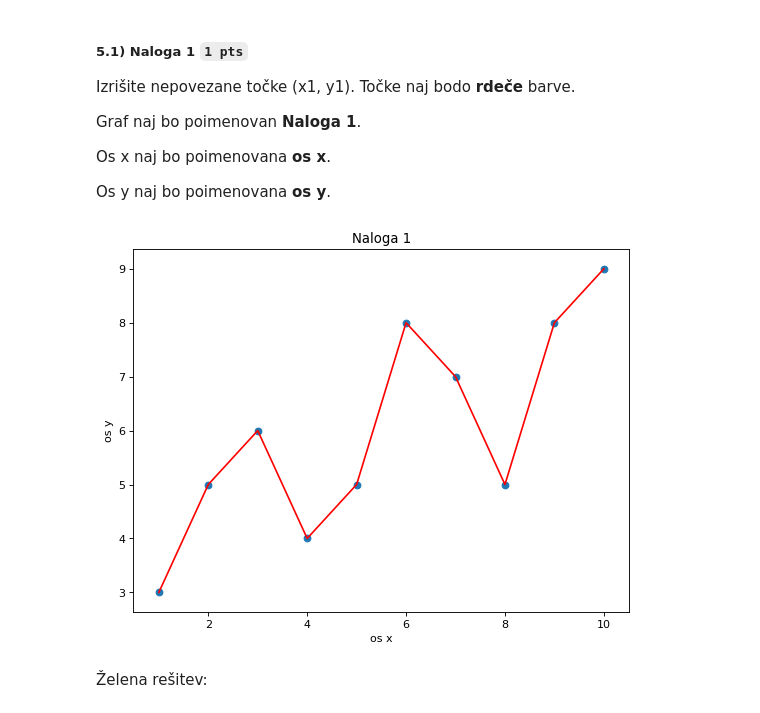
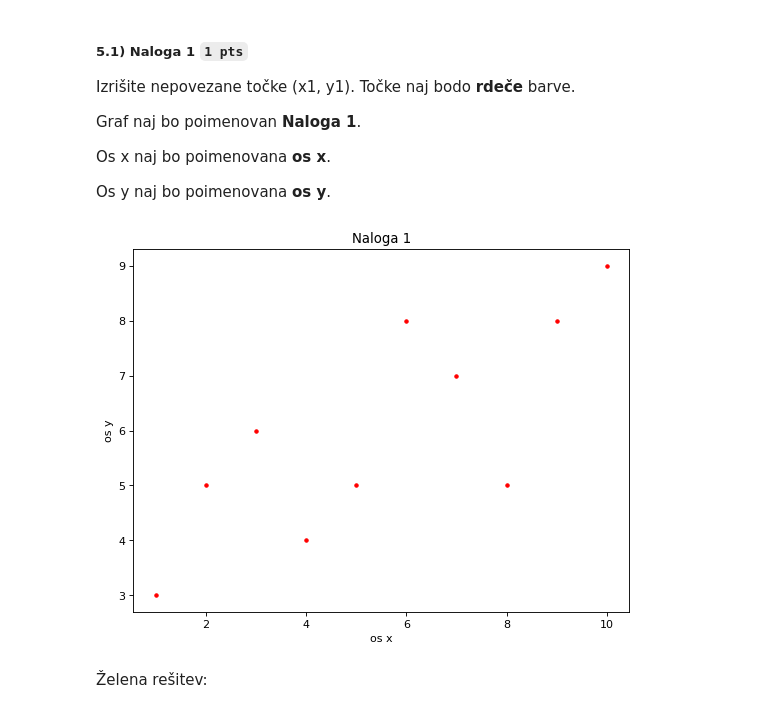
Before and after one commit to klapuh/python_analitika_tecaj, a Jupyter notebook: izpit_05_05_2019/IZPIT_TEORIJA_KATJA_LAPUH.ipynb, the cells around one changed output. Cells and saved outputs as stored; diff of their text form; code cells hidden in the pictures.

```diff
--- a/izpit_05_05_2019/IZPIT_TEORIJA_KATJA_LAPUH.ipynb
+++ b/izpit_05_05_2019/IZPIT_TEORIJA_KATJA_LAPUH.ipynb
@@ -542,16 +537,16 @@ Os y naj bo poimenovana **os y**.
 # %%
 plt.figure(figsize=(8,6), dpi=80)
 
-plt.plot(x1, y1, c='red')
+plt.plot(x1, y1,'.', c='red')
 
 plt.xlabel('os x')
 plt.ylabel('os y')
 
-plt.scatter(x1,y1)
+
 plt.title('Naloga 1')
 plt.show()
 # %% [output]
-[figure, old version]
+[figure, new version]
 # %% [markdown]
 Želena rešitev:
 # %% [markdown]
```
Also changed, not shown: parts of 23 cells of this notebook, 2 other files.
